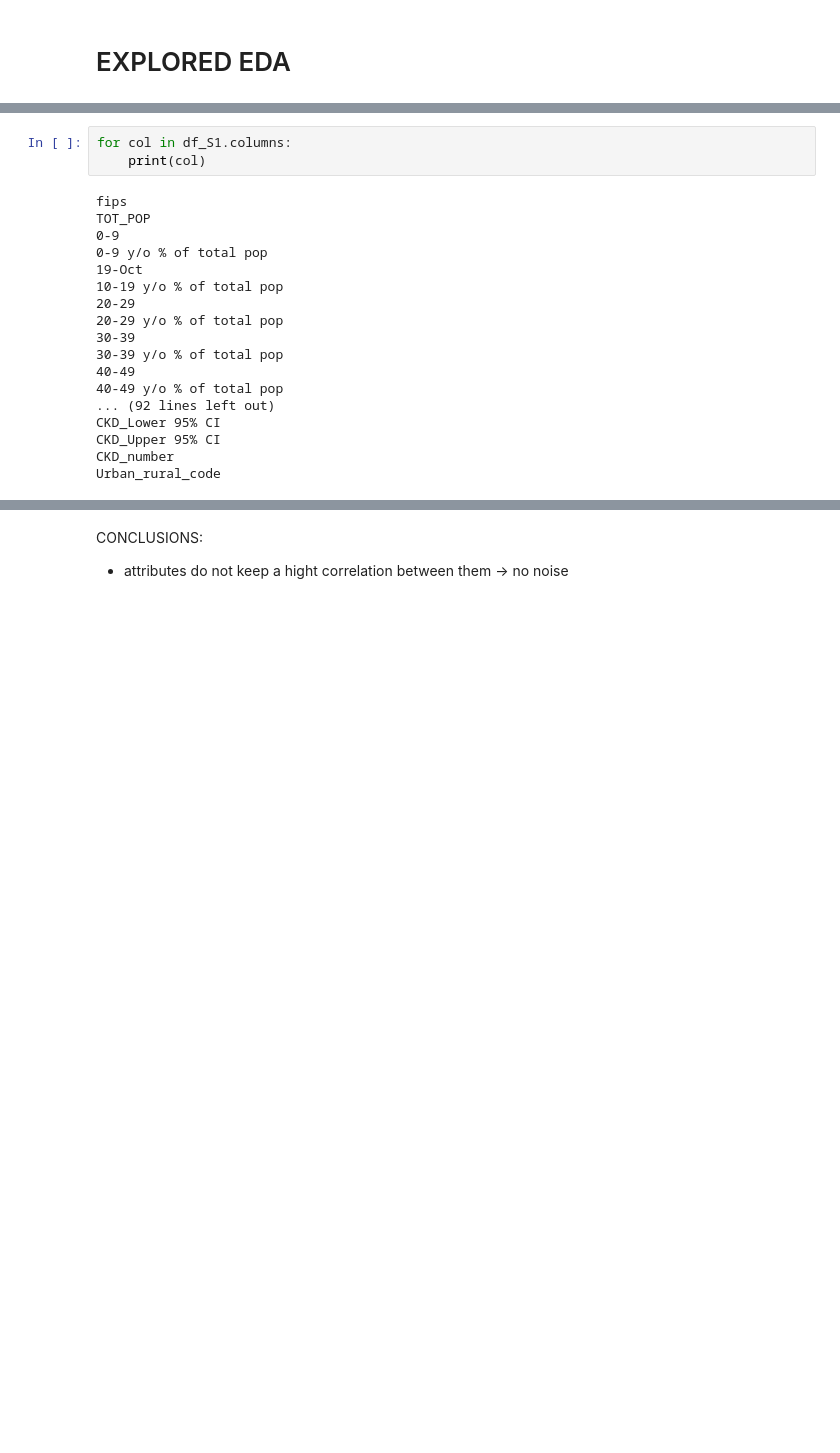
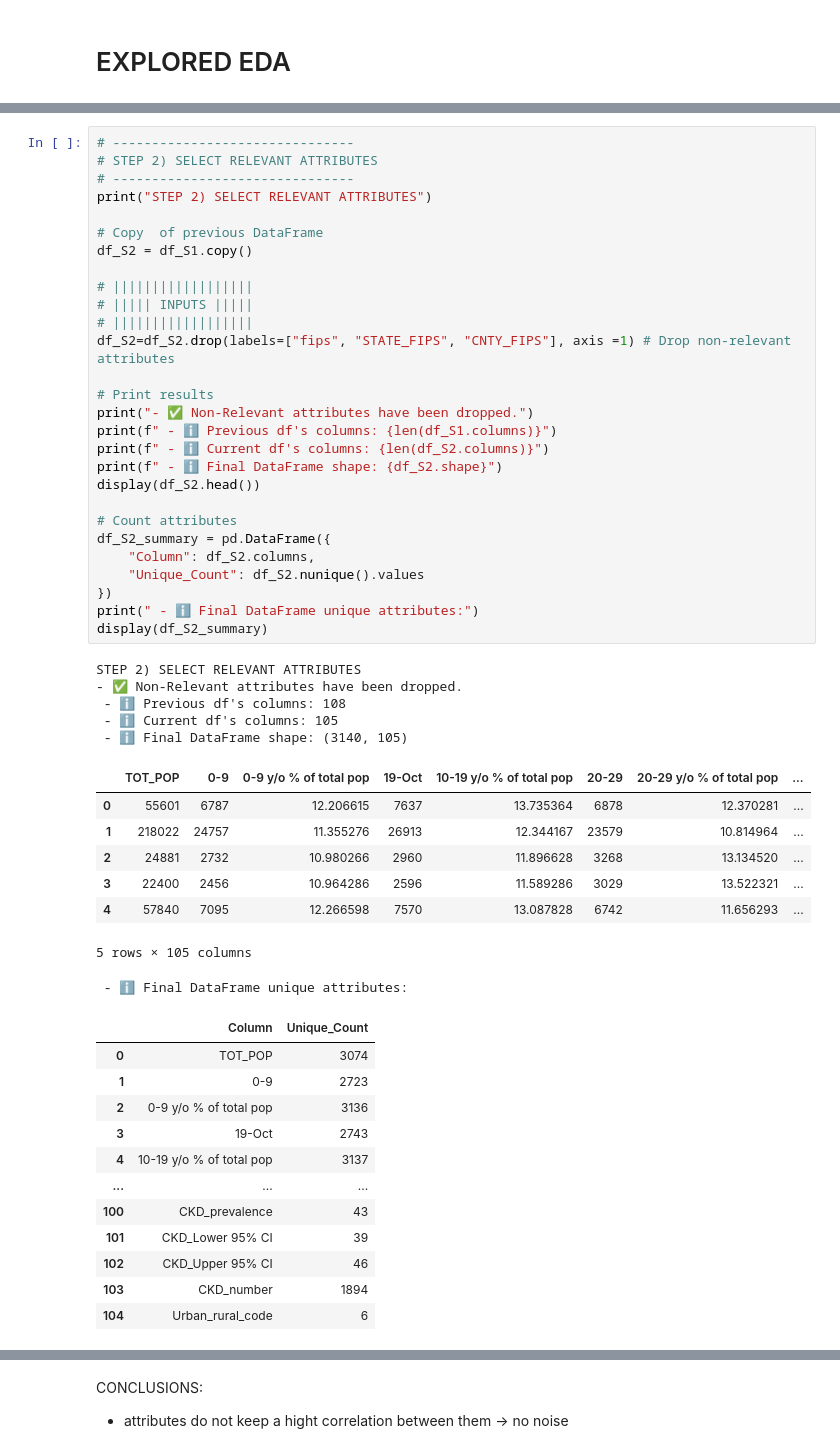
Before and after one commit to cbadil12/linear-regression-2-project, a Jupyter notebook: src/explore.ipynb, the cells around one changed output, grey strips where cells are left out. Drawn from its saved outputs; the diff is of its cells as text; blank space fills up the shorter version.

```diff
--- a/src/explore.ipynb
+++ b/src/explore.ipynb
@@ -181,21 +200,54 @@ CONCLUSIONS:
-# %%
-for col in df_S1.columns:
-    print(col)
-# %% [output]
-fips
-TOT_POP
-0-9
-0-9 y/o % of total pop
-19-Oct
-10-19 y/o % of total pop
-20-29
-20-29 y/o % of total pop
-30-39
-30-39 y/o % of total pop
-40-49
-40-49 y/o % of total pop
-... (92 lines left out)
-CKD_Lower 95% CI
-CKD_Upper 95% CI
-CKD_number
-Urban_rural_code
+# %%
+# -------------------------------
+# STEP 2) SELECT RELEVANT ATTRIBUTES
+# -------------------------------
+print("STEP 2) SELECT RELEVANT ATTRIBUTES")
+
+# Copy  of previous DataFrame
+df_S2 = df_S1.copy()
+
+# ||||||||||||||||||
+# ||||| INPUTS |||||
+# ||||||||||||||||||
+df_S2=df_S2.drop(labels=["fips", "STATE_FIPS", "CNTY_FIPS"], axis =1) # Drop non-relevant attributes
+
+# Print results
+print("- ✅ Non-Relevant attributes have been dropped.")
+print(f" - ℹ️ Previous df's columns: {len(df_S1.columns)}")
+print(f" - ℹ️ Current df's columns: {len(df_S2.columns)}")
+print(f" - ℹ️ Final DataFrame shape: {df_S2.shape}")
+display(df_S2.head())
+
+# Count attributes
+df_S2_summary = pd.DataFrame({
+    "Column": df_S2.columns,
+    "Unique_Count": df_S2.nunique().values
+})
+print(" - ℹ️ Final DataFrame unique attributes:")
+display(df_S2_summary)
+# %% [output]
+STEP 2) SELECT RELEVANT ATTRIBUTES
+- ✅ Non-Relevant attributes have been dropped.
+ - ℹ️ Previous df's columns: 108
+ - ℹ️ Current df's columns: 105
+ - ℹ️ Final DataFrame shape: (3140, 105)
+|  | TOT_POP | 0-9 | 0-9 y/o % of total pop | 19-Oct | 10-19 y/o % of total pop | 20-29 | 20-29 y/o % of total pop | ... |
+| 0 | 55601 | 6787 | 12.206615 | 7637 | 13.735364 | 6878 | 12.370281 | ... |
+| 1 | 218022 | 24757 | 11.355276 | 26913 | 12.344167 | 23579 | 10.814964 | ... |
+| 2 | 24881 | 2732 | 10.980266 | 2960 | 11.896628 | 3268 | 13.134520 | ... |
+| 3 | 22400 | 2456 | 10.964286 | 2596 | 11.589286 | 3029 | 13.522321 | ... |
+| 4 | 57840 | 7095 | 12.266598 | 7570 | 13.087828 | 6742 | 11.656293 | ... |
+5 rows × 105 columns
+ - ℹ️ Final DataFrame unique attributes:
+|  | Column | Unique_Count |
+| 0 | TOT_POP | 3074 |
+| 1 | 0-9 | 2723 |
+| 2 | 0-9 y/o % of total pop | 3136 |
+| 3 | 19-Oct | 2743 |
+| 4 | 10-19 y/o % of total pop | 3137 |
+| ... | ... | ... |
+| 100 | CKD_prevalence | 43 |
+| 101 | CKD_Lower 95% CI | 39 |
+| 102 | CKD_Upper 95% CI | 46 |
+| 103 | CKD_number | 1894 |
+| 104 | Urban_rural_code | 6 |
```
Also changed, not shown: parts of 31 cells of this notebook, 1 other file.
